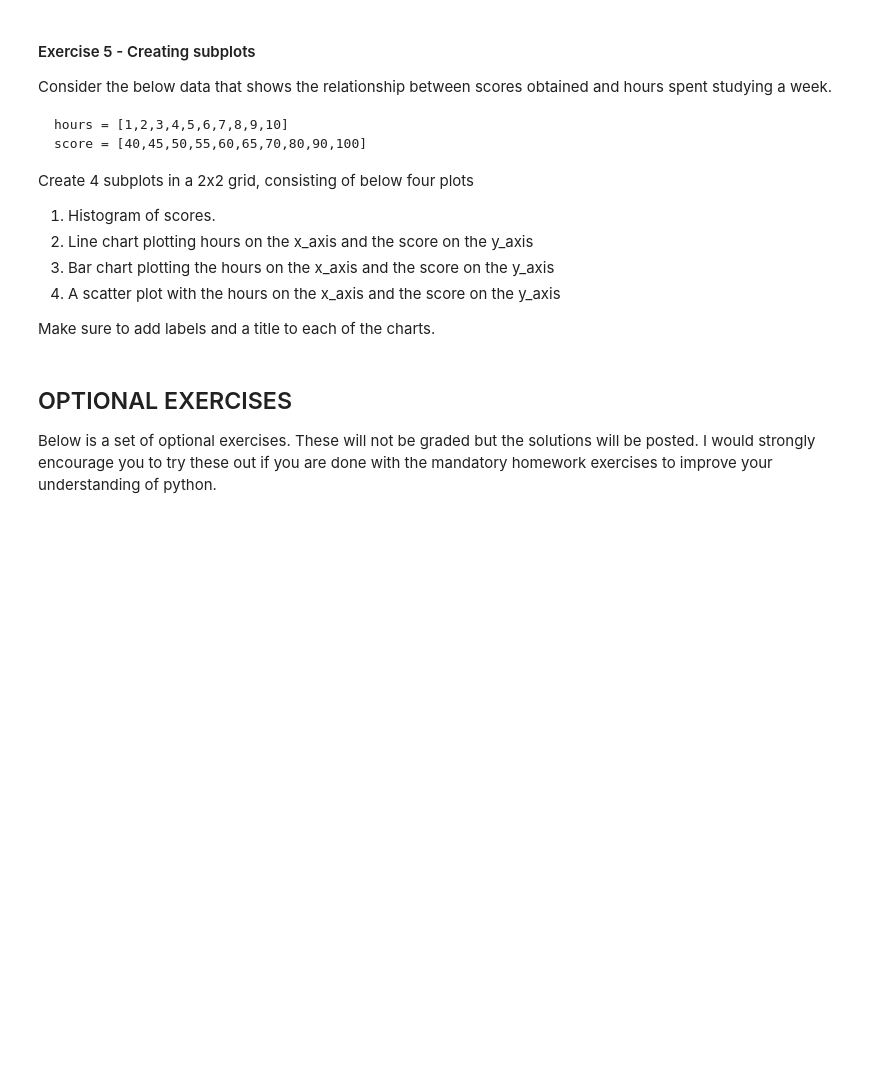
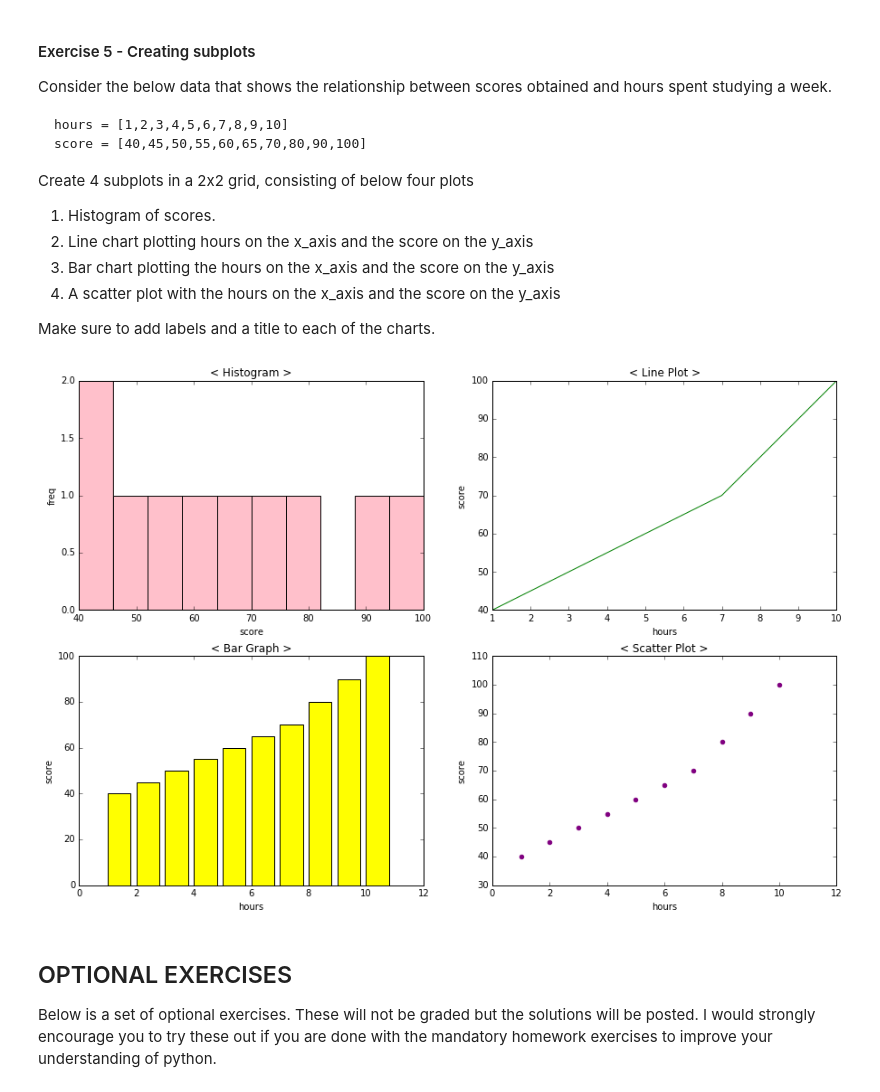
Before and after one commit to lavenderLatte/89926_py, a Jupyter notebook: homework/hw11.ipynb, the cells around one changed output. Saved outputs shown, nothing was run; the diff lists cells and outputs as text; code cells hidden in the pictures; blank space fills up the shorter version.

```diff
--- a/homework/hw11.ipynb
+++ b/homework/hw11.ipynb
@@ -142,3 +198,36 @@ Make sure to add labels and a title to each of the charts.
+# %%
+### YOUR CODE GOES
+
+hours = [1,2,3,4,5,6,7,8,9,10]
+score = [40,45,50,55,60,65,70,80,90,100]
+
+f, axarr = plt.subplots(2, 2, figsize=(15, 10))
+
+axarr[0][0].hist(score, color="pink")
+axarr[0][0].set_title("< Histogram >")
+axarr[0][0].set_xlabel("score")
+axarr[0][0].set_ylabel("freq")
+
+axarr[0][1].plot(hours, score, color="green")
+axarr[0][1].set_title("< Line Plot >")
+axarr[0][1].set_xlabel("hours")
+axarr[0][1].set_ylabel("score")
+
+axarr[1][0].bar(hours, score, color="yellow")
+axarr[1][0].set_title("< Bar Graph >")
+axarr[1][0].set_xlabel("hours")
+axarr[1][0].set_ylabel("score")
+
+axarr[1][1].scatter(hours, score, color="purple")
+axarr[1][1].set_title("< Scatter Plot >")
+axarr[1][1].set_xlabel("hours")
+axarr[1][1].set_ylabel("score")
+
+plt.show()
+
+### END CODE
+# %% [output]
+[figure, added]
 # %% [markdown]
 ## OPTIONAL EXERCISES
 
```
Also changed, not shown: parts of 11 cells of this notebook.
